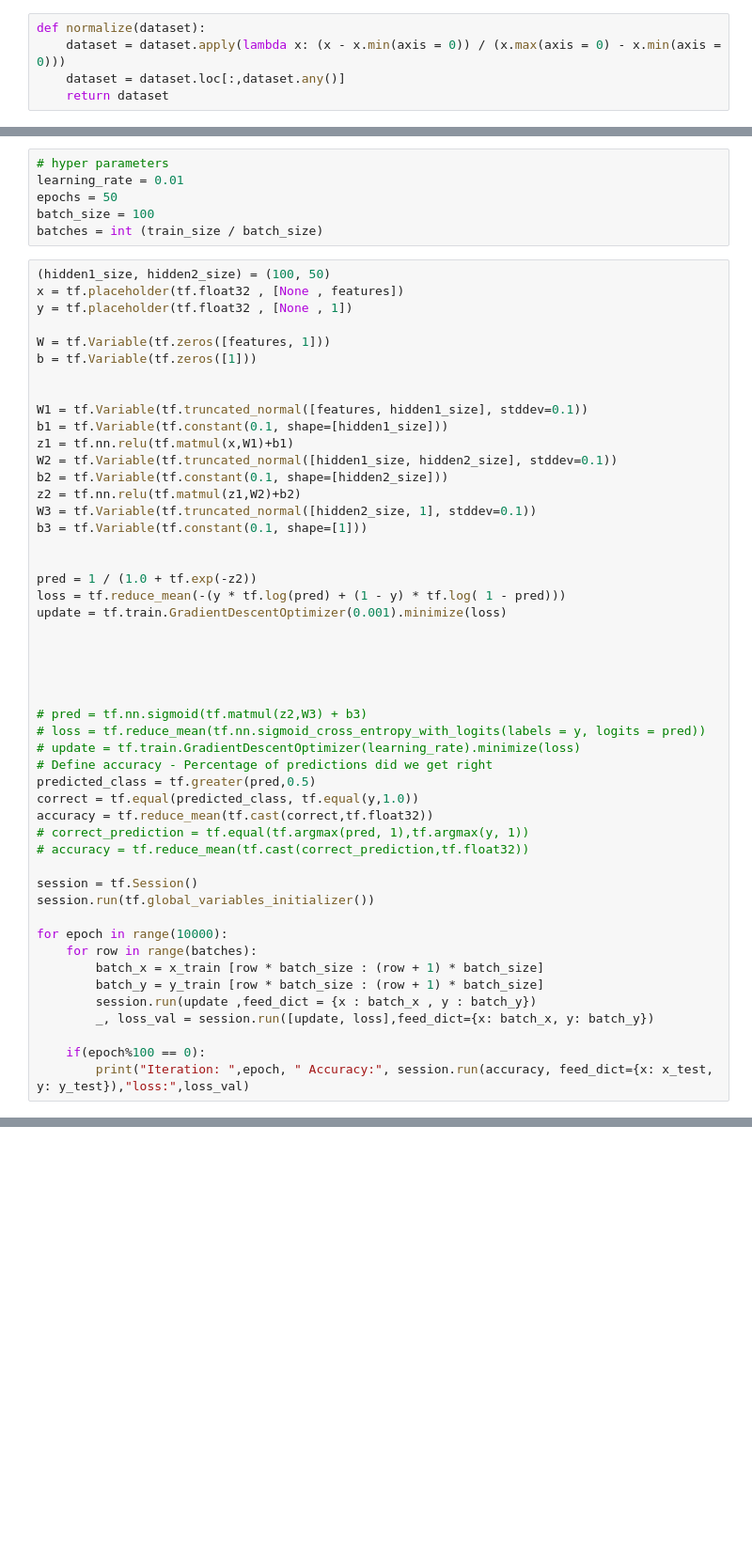
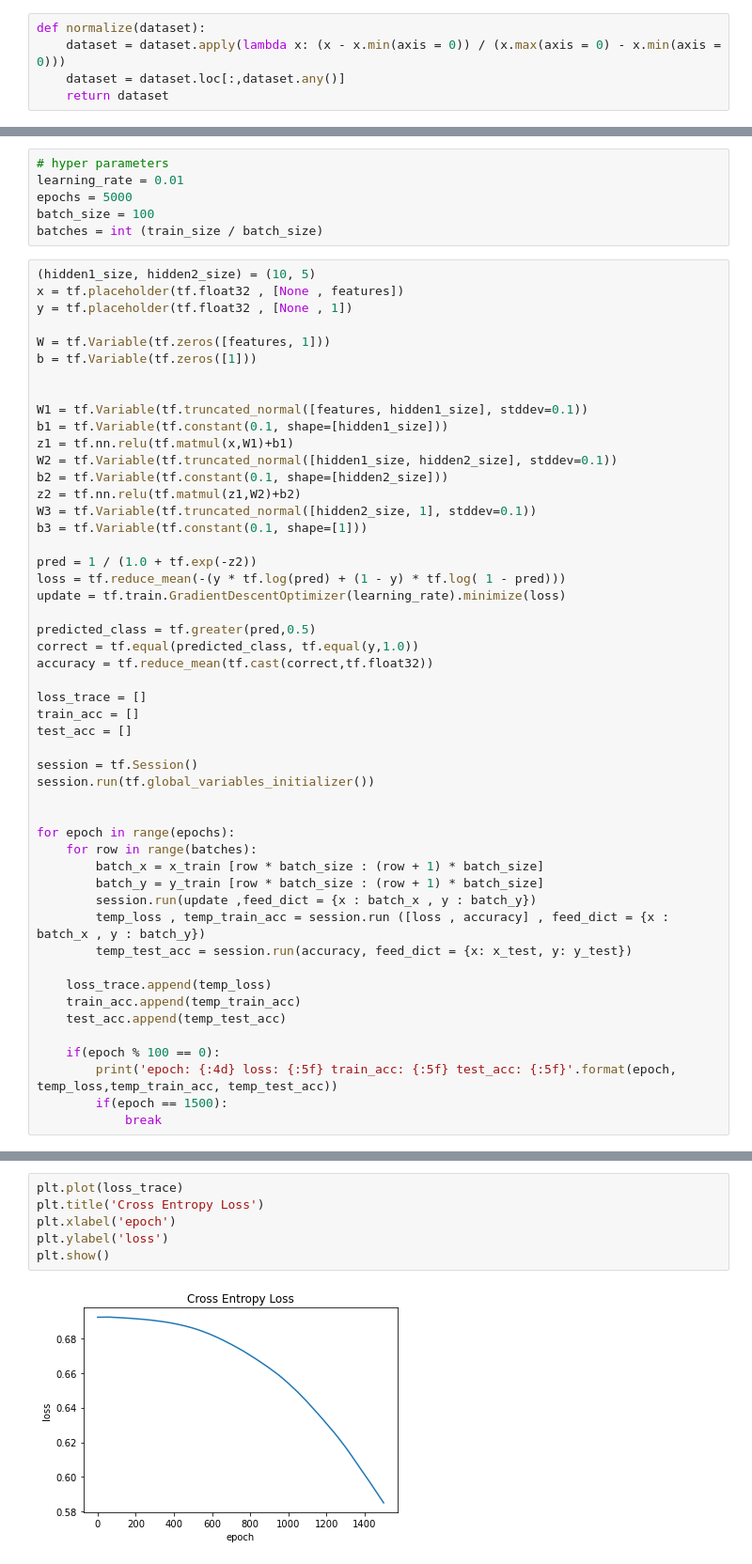
Before and after one commit to d0lev/FlightPrediction, a Jupyter notebook: FlightPredictionNeuralNetwork.ipynb, the cells around one changed output, grey strips where cells are left out. Shown at 94% size. Drawn from its saved outputs; the diff is of its cells as text; blank space fills up the shorter version.

```diff
--- a/FlightPredictionNeuralNetwork.ipynb
+++ b/FlightPredictionNeuralNetwork.ipynb
@@ -36,11 +21,11 @@ dataset.head(10)
 # %%
 # hyper parameters
 learning_rate = 0.01
-epochs = 50
+epochs = 5000
 batch_size = 100
 batches = int (train_size / batch_size)
 # %%
-(hidden1_size, hidden2_size) = (100, 50)
+(hidden1_size, hidden2_size) = (10, 5)
 x = tf.placeholder(tf.float32 , [None , features])
 y = tf.placeholder(tf.float32 , [None , 1])
 
@@ -57,35 +42,36 @@ z2 = tf.nn.relu(tf.matmul(z1,W2)+b2)
 W3 = tf.Variable(tf.truncated_normal([hidden2_size, 1], stddev=0.1))
 b3 = tf.Variable(tf.constant(0.1, shape=[1]))
 
-
 pred = 1 / (1.0 + tf.exp(-z2))
 loss = tf.reduce_mean(-(y * tf.log(pred) + (1 - y) * tf.log( 1 - pred)))
-update = tf.train.GradientDescentOptimizer(0.001).minimize(loss)
+update = tf.train.GradientDescentOptimizer(learning_rate).minimize(loss)
 
-
-
-
-
-# pred = tf.nn.sigmoid(tf.matmul(z2,W3) + b3)
-# loss = tf.reduce_mean(tf.nn.sigmoid_cross_entropy_with_logits(labels = y, logits = pred))
-# update = tf.train.GradientDescentOptimizer(learning_rate).minimize(loss)
-# Define accuracy - Percentage of predictions did we get right
 predicted_class = tf.greater(pred,0.5)
 correct = tf.equal(predicted_class, tf.equal(y,1.0))
 accuracy = tf.reduce_mean(tf.cast(correct,tf.float32))
-# correct_prediction = tf.equal(tf.argmax(pred, 1),tf.argmax(y, 1))
-# accuracy = tf.reduce_mean(tf.cast(correct_prediction,tf.float32))
+
+loss_trace = []
+train_acc = []
+test_acc = []
 
 session = tf.Session()
 session.run(tf.global_variables_initializer())
 
-for epoch in range(10000):
+
+for epoch in range(epochs):
     for row in range(batches):
         batch_x = x_train [row * batch_size : (row + 1) * batch_size]
         batch_y = y_train [row * batch_size : (row + 1) * batch_size]
         session.run(update ,feed_dict = {x : batch_x , y : batch_y})
-        _, loss_val = session.run([update, loss],feed_dict={x: batch_x, y: batch_y})
+        temp_loss , temp_train_acc = session.run ([loss , accuracy] , feed_dict = {x : batch_x , y : batch_y})
+        temp_test_acc = session.run(accuracy, feed_dict = {x: x_test, y: y_test})
 
-    if(epoch%100 == 0):
-        print("Iteration: ",epoch, " Accuracy:", session.run(accuracy, feed_dict={x: x_test, y: y_test}),"loss:",loss_val)
+    loss_trace.append(temp_loss)
+    train_acc.append(temp_train_acc)
+    test_acc.append(temp_test_acc)
+
+    if(epoch % 100 == 0):
+        print('epoch: {:4d} loss: {:5f} train_acc: {:5f} test_acc: {:5f}'.format(epoch, temp_loss,temp_train_acc, temp_test_acc))
+        if(epoch == 1500):
+            break
 # %% [output]
@@ -111,0 +94,8 @@ Iteration:  1900  Accuracy: 0.62848985 loss: 0.6931487
+# %%
+plt.plot(loss_trace)
+plt.title('Cross Entropy Loss')
+plt.xlabel('epoch')
+plt.ylabel('loss')
+plt.show()
+# %% [output]
+[figure, added]
```
Also changed, not shown: parts of 4 cells of this notebook, 2 other files.
